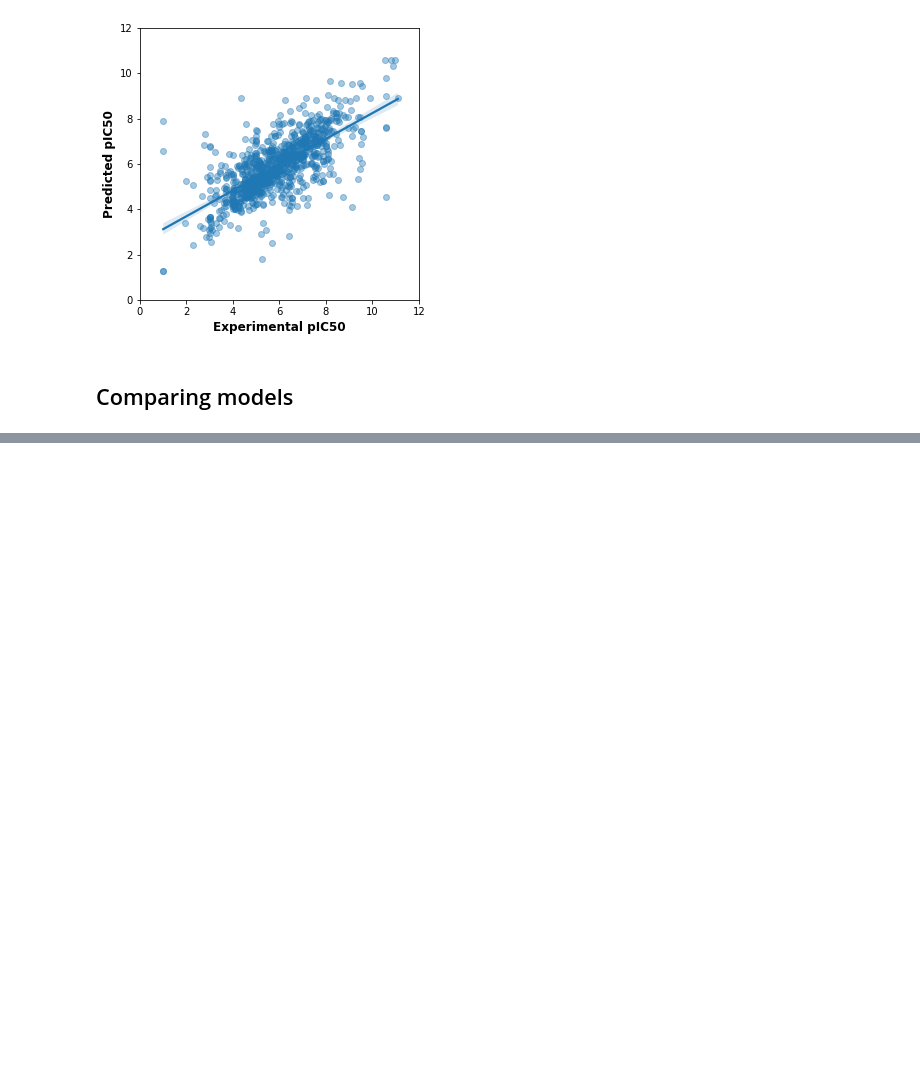
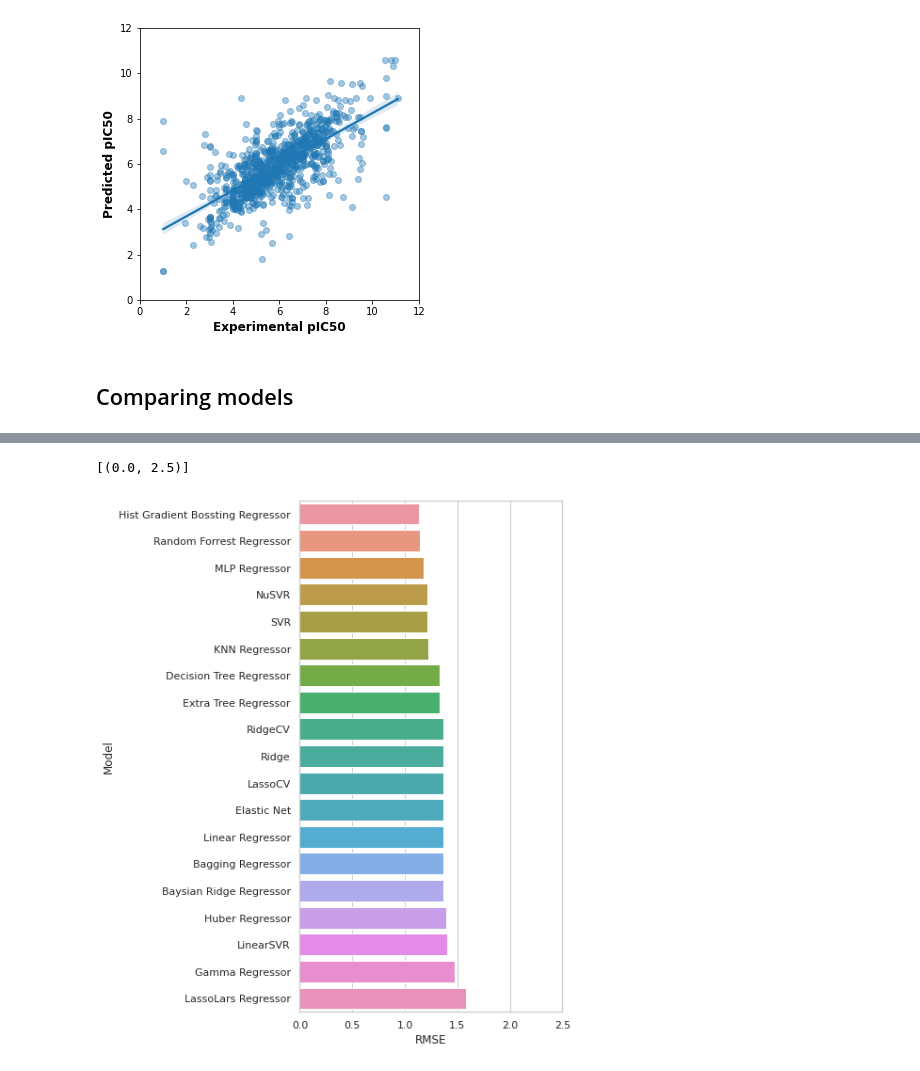
Before and after one commit to eh329/Bioinformatcs-Project, a Jupyter notebook: DrugDiscoverywithPython.ipynb, the cells around one changed output, grey strips where cells are left out. Drawn from its saved outputs; the diff is of its cells as text; code cells hidden in the pictures; blank space fills up the shorter version.

```diff
--- a/DrugDiscoverywithPython.ipynb
+++ b/DrugDiscoverywithPython.ipynb
@@ -720,0 +905,8 @@ train, test = clf.fit(x_train, x_test, y_train, y_test)
+# %%
+plt.figure(figsize = (5, 10))
+sns.set_theme(style = "whitegrid")
+ax = sns.barplot(y = report["Model"], x = "RMSE", data = report)
+ax.set(xlim = (0, 2.5))
+# %% [output]
+[(0.0, 2.5)]
+[figure, added]
```
Also changed, not shown: parts of 13 cells of this notebook.
